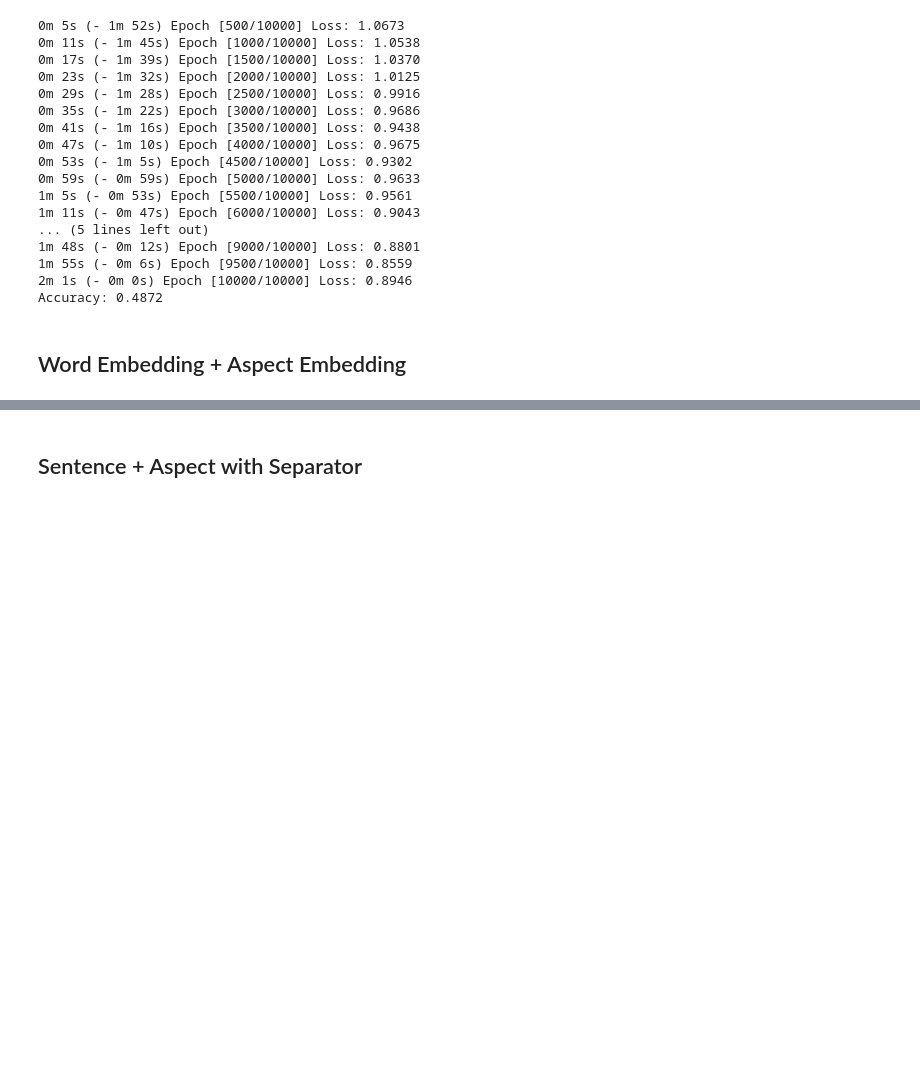
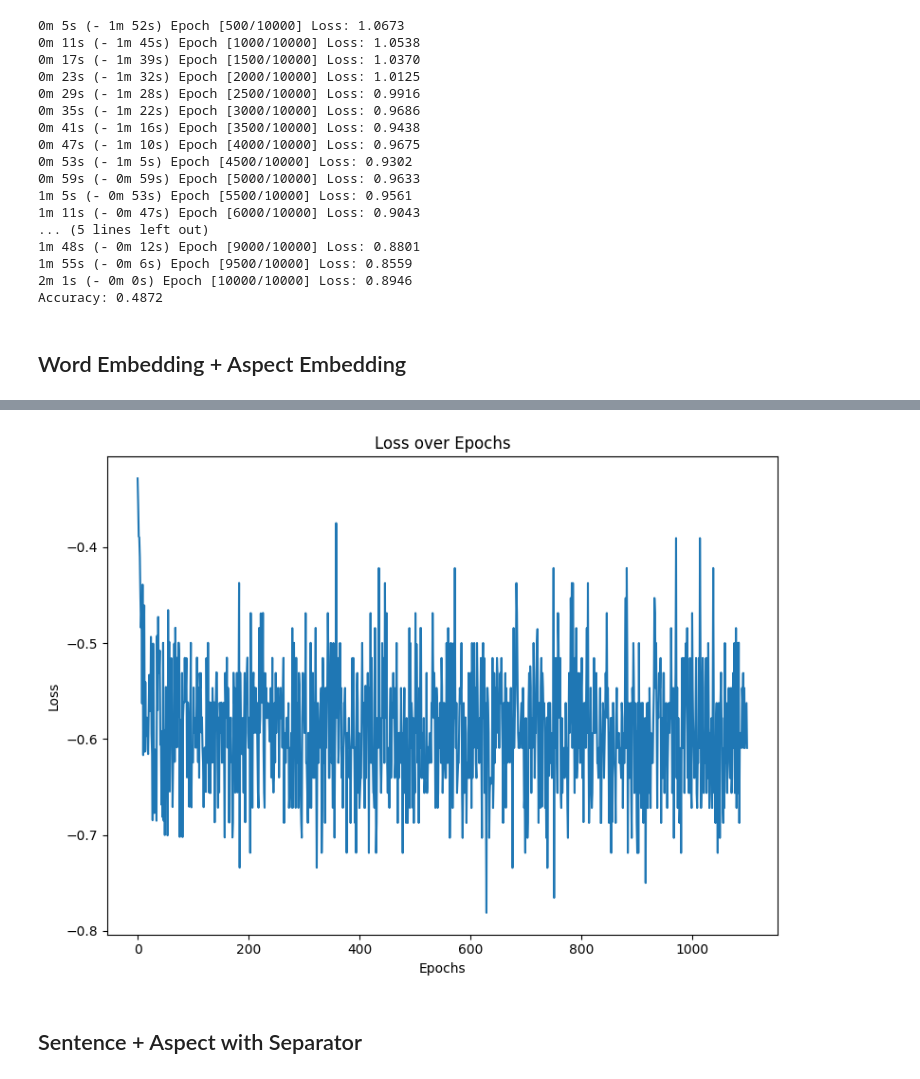
Before and after one commit to LisonLau/CITS4012-Project, a Jupyter notebook: batch.ipynb, the cells around one changed output, grey strips where cells are left out. Drawn from its saved outputs; the diff is of its cells as text; code cells hidden in the pictures; blank space fills up the shorter version.

```diff
--- a/batch.ipynb
+++ b/batch.ipynb
@@ -818,3 +780,13 @@ KeyboardInterrupt:
+# %%
+plt.figure(figsize=(8, 6))
+plt.plot(range(len(plot_all)), plot_all)
+plt.title('Loss over Epochs')
+plt.xlabel('Epochs')
+plt.ylabel('Loss')
+plt.tight_layout()
+plt.show()
+# %% [output]
+[figure, added]
 # %% [markdown]
 ## Sentence + Aspect with Separator
 # %%
```
Also changed, not shown: parts of 33 cells of this notebook.
